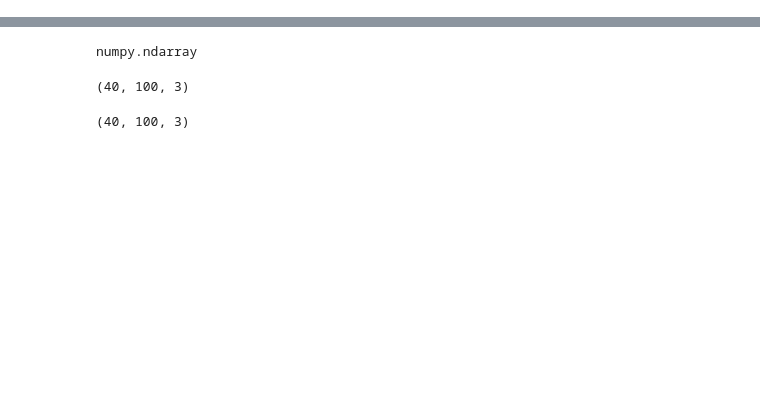
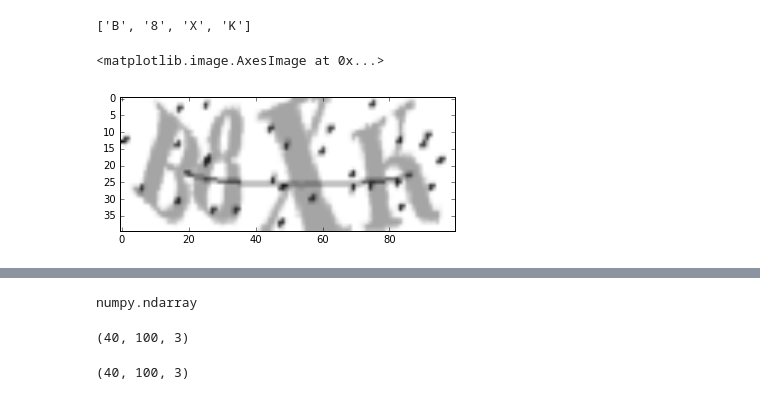
Before and after one commit to yuyang2009/kaggle, a Jupyter notebook: captcha.ipynb, the cells around one changed output, grey strips where cells are left out. Cells and saved outputs as stored; diff of their text form; code cells hidden in the pictures; blank space fills up the shorter version.

```diff
--- a/captcha.ipynb
+++ b/captcha.ipynb
@@ -97,7 +113,7 @@ def conv2d(x, W):
 def max_pool_2x2(x):
     return tf.nn.max_pool(x, ksize=[1, 2, 2, 1], strides=[1, 2, 2, 1], padding='SAME')
 
-x_image = tf.reshape(x, [-1, height_images, width_images, 1]) # -1 use to flatten x, x_image.shape=(1, 28, 28, 1)
+x_image = tf.reshape(x, [-1, height_images, width_images, 1])
 
 #First Convolutional Layer
 W_conv1 = weight_variable([5, 5, 1, 32])
@@ -134,24 +150,29 @@ b_fc2 = bias_variable([144])
 y_conv = tf.matmul(h_fc1_drop, W_fc2) + b_fc2
 
 
-cross_entropy_1 = tf.reduce_mean(tf.nn.softmax_cross_entropy_with_logits(y_conv, y_))
-cross_entropy_2 = tf.reduce_mean(
+#cross_entropy_1 = tf.reduce_mean(tf.nn.softmax_cross_entropy_with_logits(y_conv, y_))
+#分别计算每个char的softmax损失函数，取其平均值作为整体的损失函数
+cross_entropy = tf.reduce_mean(
     tf.concat(0, [tf.nn.softmax_cross_entropy_with_logits(
-                y_conv[:, 36*i:36*i+35], y_[:, 36*i:36*i+35]) for i in range(num_char) ]))
-train_step = tf.train.AdamOptimizer(1e-4).minimize(cross_entropy_2)
-correct_prediction = [tf.equal(tf.argmax(y_conv[:, 36*i:36*i+35],1),
-           tf.argmax(y_[:, 36*i:36*i+35],1)) for i in range(num_char)]
-accuracy = tf.reduce_mean(tf.reduce_min(tf.cast(correct_prediction, tf.float32), axis=0))
+        y_conv[:, num_charmap*i:num_charmap*(i+1)-1], y_[:, num_charmap*i:num_charmap*(i+1)-1])
+                  for i in range(num_char) ]))
+train_step = tf.train.AdamOptimizer(1e-4).minimize(cross_entropy)
+correct_prediction = tf.cast([tf.equal(tf.argmax(y_conv[:, num_charmap*i:num_charmap*(i+1)-1],1),
+           tf.argmax(y_[:, num_charmap*i:num_charmap*(i+1)-1],1)) for i in range(num_char)] , tf.float32)
+accuracy = tf.reduce_mean(tf.reduce_min(correct_prediction, axis=0))
 sess.run(tf.global_variables_initializer())
-for i in range(20000):
-    trainset_ge = generator(X, y, batch_size=64)
-    X_train, y_train = next(trainset_ge)
-    if i%100 == 0:
+
+trainset_ge = generator(X_train, y_train, batch_size=64)
+num_loop = 10000
+print(time.ctime() ,": train cnn begin, amount %d steps"%num_loop)
+for i in range(num_loop):
+    X_batch, y_batch = next(trainset_ge)
+    if (i+1)/(num_loop/10) == 0:
         train_accuracy = accuracy.eval(feed_dict={
-            x:X_train, y_: y_train, keep_prob: 1.0})
-        print("step %d, training accuracy %g"%(i, train_accuracy))
-    train_step.run(feed_dict={x: X_train, y_: y_train, keep_prob: 0.5})
+            x:X_batch, y_: y_batch, keep_prob: 1.0})
+        print(time.ctime() ,": step %d, training accuracy %g"%(i, train_accuracy))
+    train_step.run(feed_dict={x: X_batch, y_: y_batch, keep_prob: 0.5})
 
-# print("test accuracy %g"%accuracy.eval(feed_dict={
-#     x: mnist.test.images, y_: mnist.test.labels, keep_prob: 1.0}))
+print(time.ctime() ,": test accuracy %g"%accuracy.eval(feed_dict={
+    x: X_test, y_: y_test, keep_prob: 1.0}))
 # %% [output]
@@ -199,0 +239,10 @@ _x = X_test[:,51:90]
+# %%
+print([char_map[np.argmax(pred[1,36*i:i*36+35])] for i in range(num_char)])
+plt.imshow(X_train[1].reshape((40, 100)), cmap='gray')
+# %% [output]
+['B', '8', 'X', 'K']
+# %%
+plt.imshow(X_train[1].reshape((40, 100)), cmap='gray')
+# %% [output]
+<matplotlib.image.AxesImage at 0x...>
+[figure, added]
```
Also changed, not shown: parts of 14 cells of this notebook.
